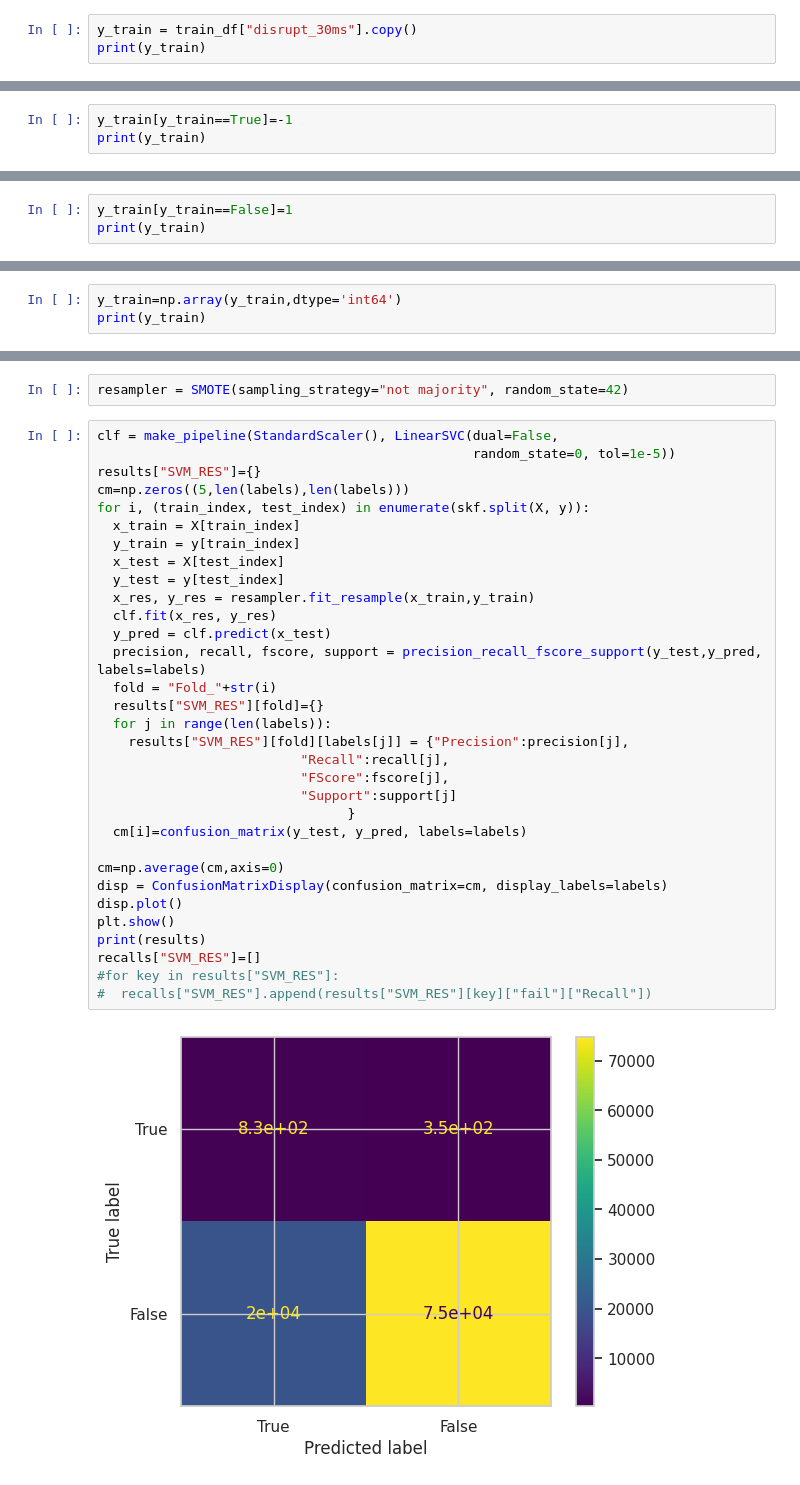
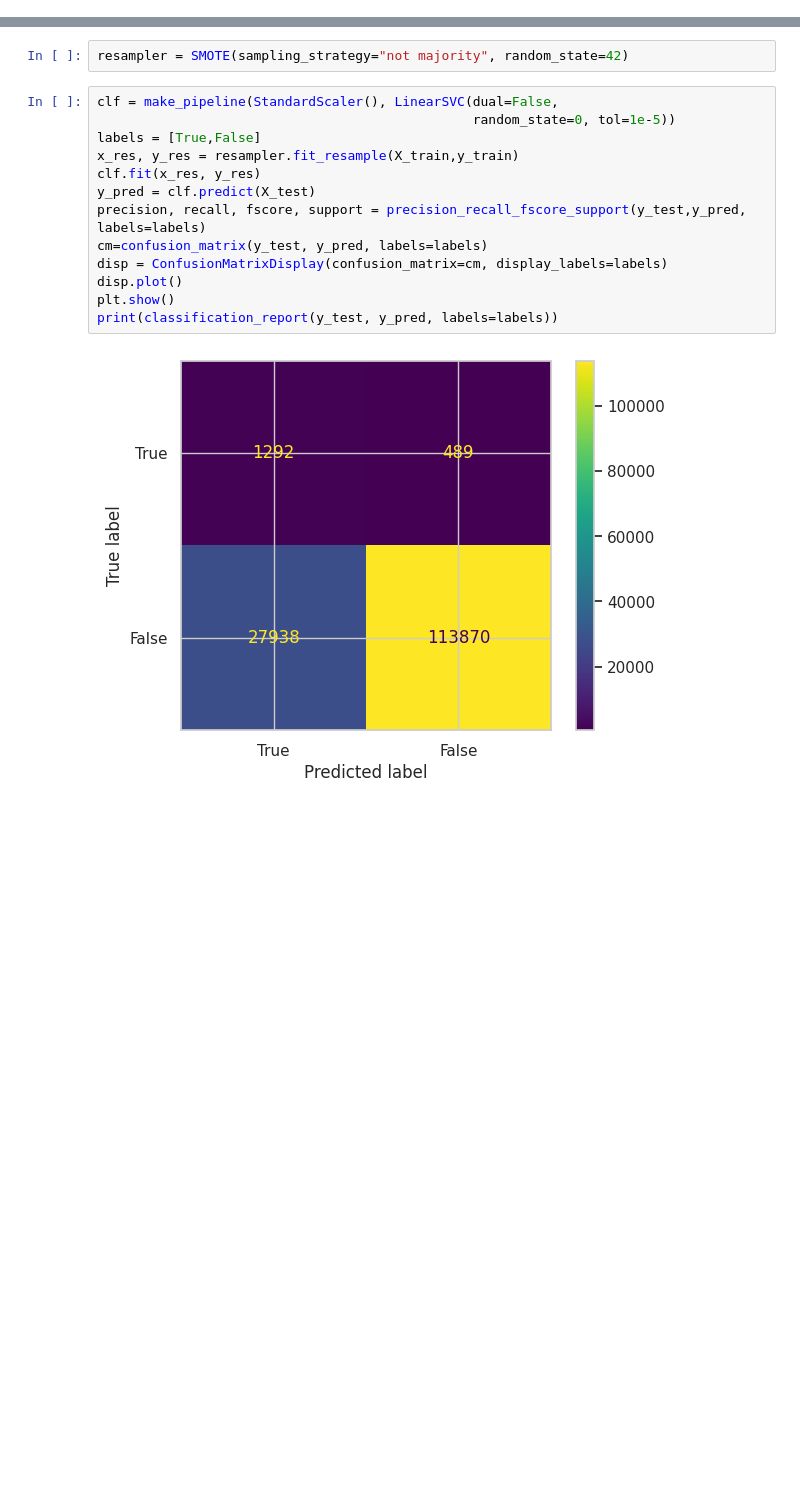
Before and after one commit to fsternini/anomaly-prediction, a Jupyter notebook: anomaly_prediction.ipynb, the cells around one changed output, grey strips where cells are left out. Drawn from its saved outputs; the diff is of its cells as text; blank space fills up the shorter version.

Commit message:
classification trial completed

```diff
--- a/anomaly_prediction.ipynb
+++ b/anomaly_prediction.ipynb
@@ -351,3 +361,0 @@ print(y_pred)
-# %%
-y_train = train_df["disrupt_30ms"].copy()
-print(y_train)
@@ -368,3 +361,0 @@ Name: disrupt_30ms, Length: 335041, dtype: bool
-# %%
-y_train[y_train==True]=-1
-print(y_train)
@@ -385,3 +361,0 @@ Name: disrupt_30ms, Length: 335041, dtype: object
-# %%
-y_train[y_train==False]=1
-print(y_train)
@@ -402,3 +361,0 @@ Name: disrupt_30ms, Length: 335041, dtype: object
-# %%
-y_train=np.array(y_train,dtype='int64')
-print(y_train)
@@ -677,34 +494,15 @@ resampler = SMOTE(sampling_strategy="not majority", random_state=42)
 # %%
 clf = make_pipeline(StandardScaler(), LinearSVC(dual=False,
                                                 random_state=0, tol=1e-5))
-results["SVM_RES"]={}
-cm=np.zeros((5,len(labels),len(labels)))
-for i, (train_index, test_index) in enumerate(skf.split(X, y)):
-  x_train = X[train_index]
-  y_train = y[train_index]
-  x_test = X[test_index]
-  y_test = y[test_index]
-  x_res, y_res = resampler.fit_resample(x_train,y_train)
-  clf.fit(x_res, y_res)
-  y_pred = clf.predict(x_test)
-  precision, recall, fscore, support = precision_recall_fscore_support(y_test,y_pred, labels=labels)
-  fold = "Fold_"+str(i)
-  results["SVM_RES"][fold]={}
-  for j in range(len(labels)):
-    results["SVM_RES"][fold][labels[j]] = {"Precision":precision[j],
-                          "Recall":recall[j],
-                          "FScore":fscore[j],
-                          "Support":support[j]
-                                }
-  cm[i]=confusion_matrix(y_test, y_pred, labels=labels)
-
-cm=np.average(cm,axis=0)
+labels = [True,False]
+x_res, y_res = resampler.fit_resample(X_train,y_train)
+clf.fit(x_res, y_res)
+y_pred = clf.predict(X_test)
+precision, recall, fscore, support = precision_recall_fscore_support(y_test,y_pred, labels=labels)
+cm=confusion_matrix(y_test, y_pred, labels=labels)
 disp = ConfusionMatrixDisplay(confusion_matrix=cm, display_labels=labels)
 disp.plot()
 plt.show()
-print(results)
-recalls["SVM_RES"]=[]
-#for key in results["SVM_RES"]:
-#  recalls["SVM_RES"].append(results["SVM_RES"][key]["fail"]["Recall"])
+print(classification_report(y_test, y_pred, labels=labels))
 # %% [output]
-[figure, old version]
+[figure, new version]
```
Also changed, not shown: parts of 49 cells of this notebook.
